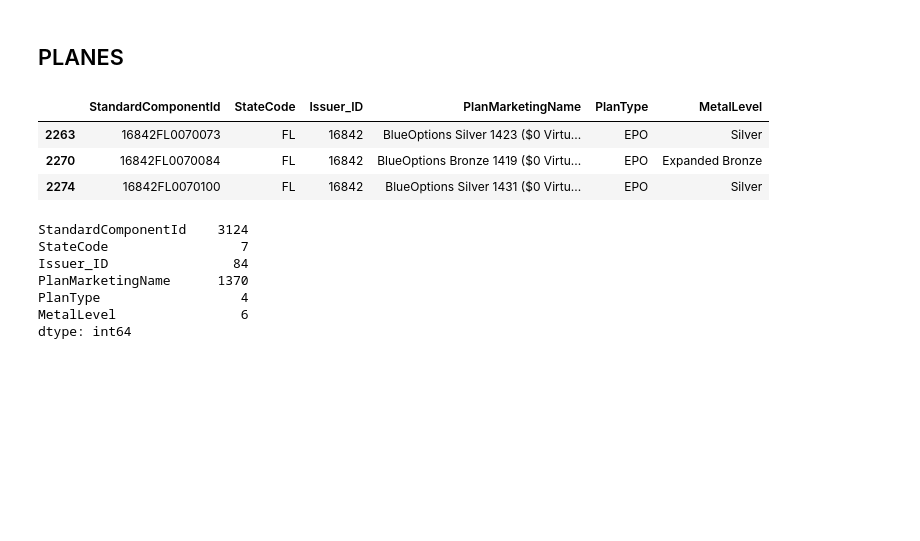
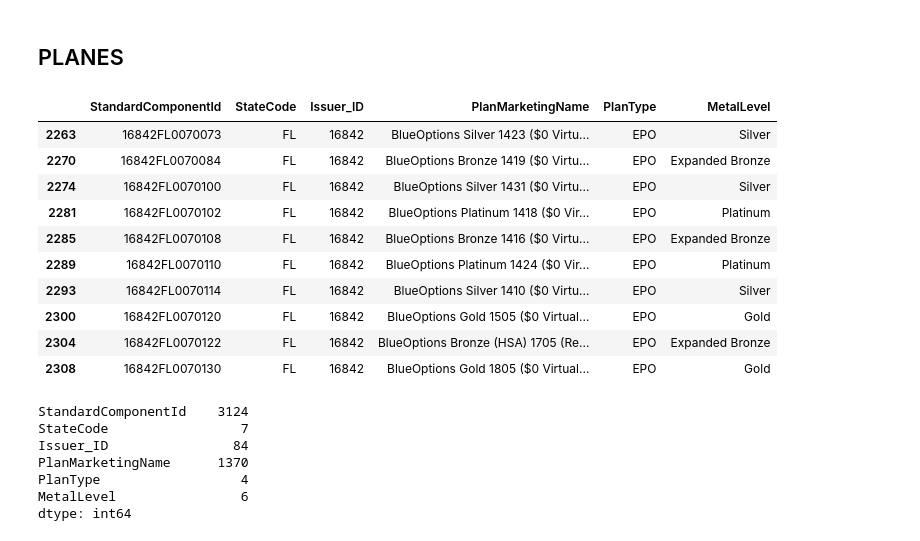
Before and after one commit to Lorena20U/proyect_bi, a Jupyter notebook: etl_censo_.ipynb, the cells around one changed output. Cells and saved outputs as stored; diff of their text form; code cells hidden in the pictures; blank space fills up the shorter version.

```diff
--- a/etl_censo_.ipynb
+++ b/etl_censo_.ipynb
@@ -851,12 +845,19 @@ planes = planes[planes["StateCode"].isin(["TX", "FL", "NY", "PA", "IL", "OH", "G
 planes = planes.drop_duplicates()
 planes = planes.rename(columns={"IssuerId":"Issuer_ID"})
 # %%
-planes.head(3)
+planes.head(10)
 # %% [output]
 |  | StandardComponentId | StateCode | Issuer_ID | PlanMarketingName | PlanType | MetalLevel |
 | 2263 | 16842FL0070073 | FL | 16842 | BlueOptions Silver 1423 ($0 Virtu... | EPO | Silver |
 | 2270 | 16842FL0070084 | FL | 16842 | BlueOptions Bronze 1419 ($0 Virtu... | EPO | Expanded Bronze |
 | 2274 | 16842FL0070100 | FL | 16842 | BlueOptions Silver 1431 ($0 Virtu... | EPO | Silver |
+| 2281 | 16842FL0070102 | FL | 16842 | BlueOptions Platinum 1418 ($0 Vir... | EPO | Platinum |
+| 2285 | 16842FL0070108 | FL | 16842 | BlueOptions Bronze 1416 ($0 Virtu... | EPO | Expanded Bronze |
+| 2289 | 16842FL0070110 | FL | 16842 | BlueOptions Platinum 1424 ($0 Vir... | EPO | Platinum |
+| 2293 | 16842FL0070114 | FL | 16842 | BlueOptions Silver 1410 ($0 Virtu... | EPO | Silver |
+| 2300 | 16842FL0070120 | FL | 16842 | BlueOptions Gold 1505 ($0 Virtual... | EPO | Gold |
+| 2304 | 16842FL0070122 | FL | 16842 | BlueOptions Bronze (HSA) 1705 (Re... | EPO | Expanded Bronze |
+| 2308 | 16842FL0070130 | FL | 16842 | BlueOptions Gold 1805 ($0 Virtual... | EPO | Gold |
 # %%
 planes.nunique()
 # %% [output]
```
Also changed, not shown: parts of 58 cells of this notebook.
